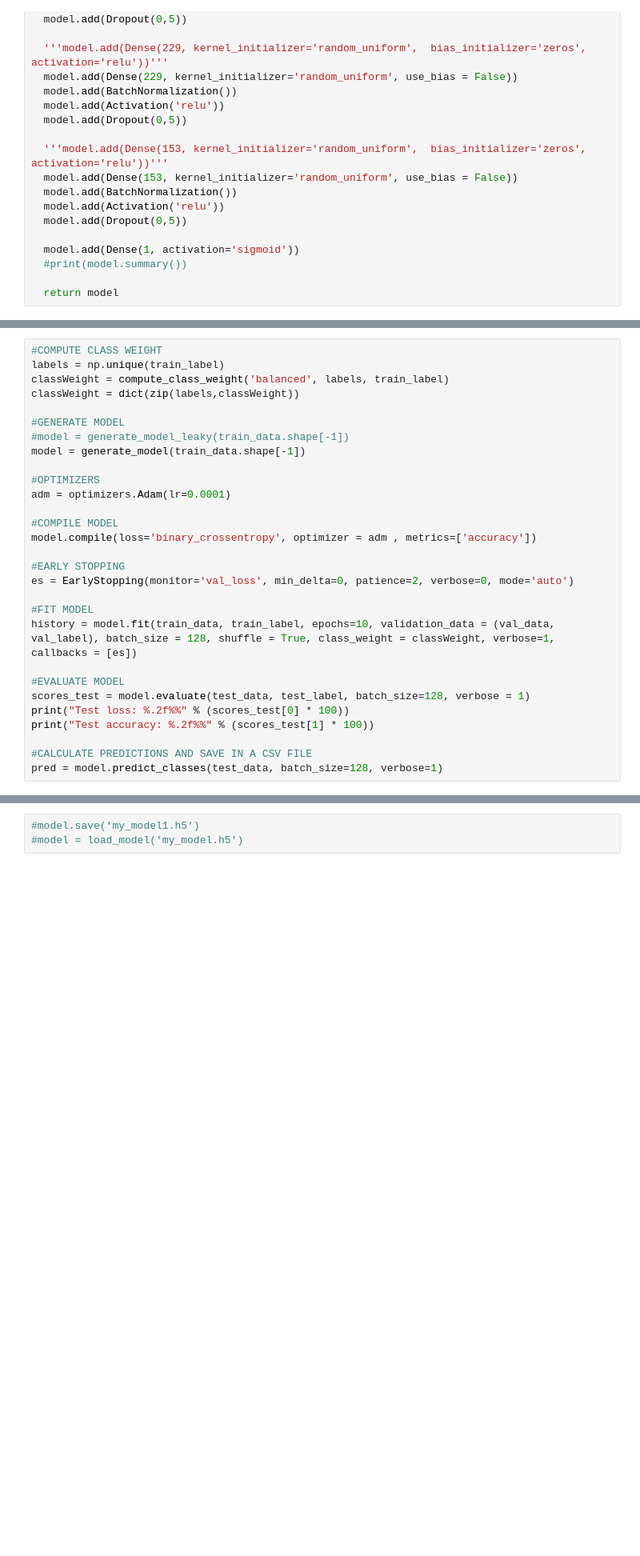
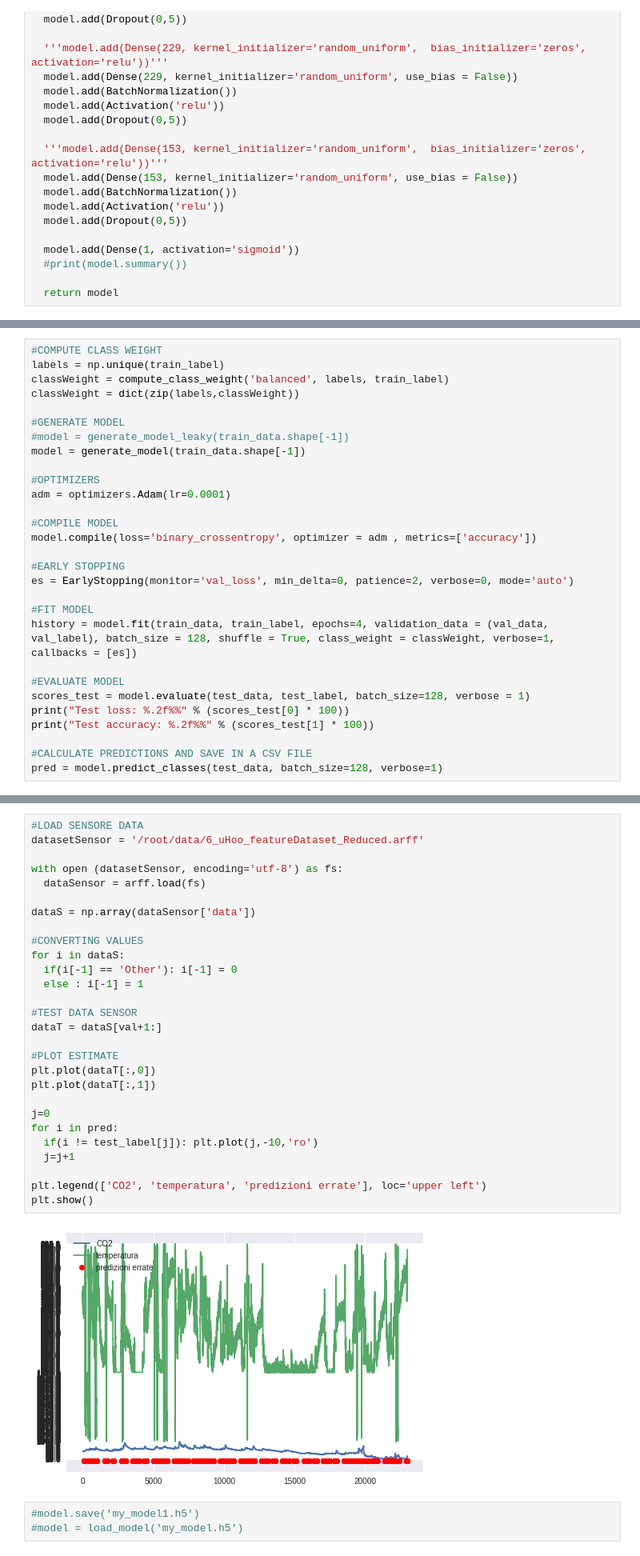
Before and after one commit to FG2511/ARE, a Jupyter notebook: model1_Silvia.ipynb, the cells around one changed output, grey strips where cells are left out. Shown at 80% size. Drawn from its saved outputs; the diff is of its cells as text; blank space fills up the shorter version.

```diff
--- a/model1_Silvia.ipynb
+++ b/model1_Silvia.ipynb
@@ -190,7 +166,7 @@ model.compile(loss='binary_crossentropy', optimizer = adm , metrics=['accuracy']
 es = EarlyStopping(monitor='val_loss', min_delta=0, patience=2, verbose=0, mode='auto')
 
 #FIT MODEL
-history = model.fit(train_data, train_label, epochs=10, validation_data = (val_data, val_label), batch_size = 128, shuffle = True, class_weight = classWeight, verbose=1, callbacks = [es])
+history = model.fit(train_data, train_label, epochs=4, validation_data = (val_data, val_label), batch_size = 128, shuffle = True, class_weight = classWeight, verbose=1, callbacks = [es])
 
 #EVALUATE MODEL
 scores_test = model.evaluate(test_data, test_label, batch_size=128, verbose = 1)
@@ -241,3 +212,33 @@ plt.show()
+# %%
+#LOAD SENSORE DATA
+datasetSensor = '/root/data/6_uHoo_featureDataset_Reduced.arff'
+
+with open (datasetSensor, encoding='utf-8') as fs:
+  dataSensor = arff.load(fs)
+
+dataS = np.array(dataSensor['data'])
+
+#CONVERTING VALUES
+for i in dataS:
+  if(i[-1] == 'Other'): i[-1] = 0
+  else : i[-1] = 1
+
+#TEST DATA SENSOR
+dataT = dataS[val+1:]
+
+#PLOT ESTIMATE
+plt.plot(dataT[:,0])
+plt.plot(dataT[:,1])
+
+j=0
+for i in pred:
+  if(i != test_label[j]): plt.plot(j,-10,'ro')
+  j=j+1
+
+plt.legend(['CO2', 'temperatura', 'predizioni errate'], loc='upper left')
+plt.show()
+# %% [output]
+[figure, added]
 # %%
 #model.save('my_model1.h5')
 #model = load_model('my_model.h5')
```
Also changed, not shown: parts of 6 cells of this notebook.
